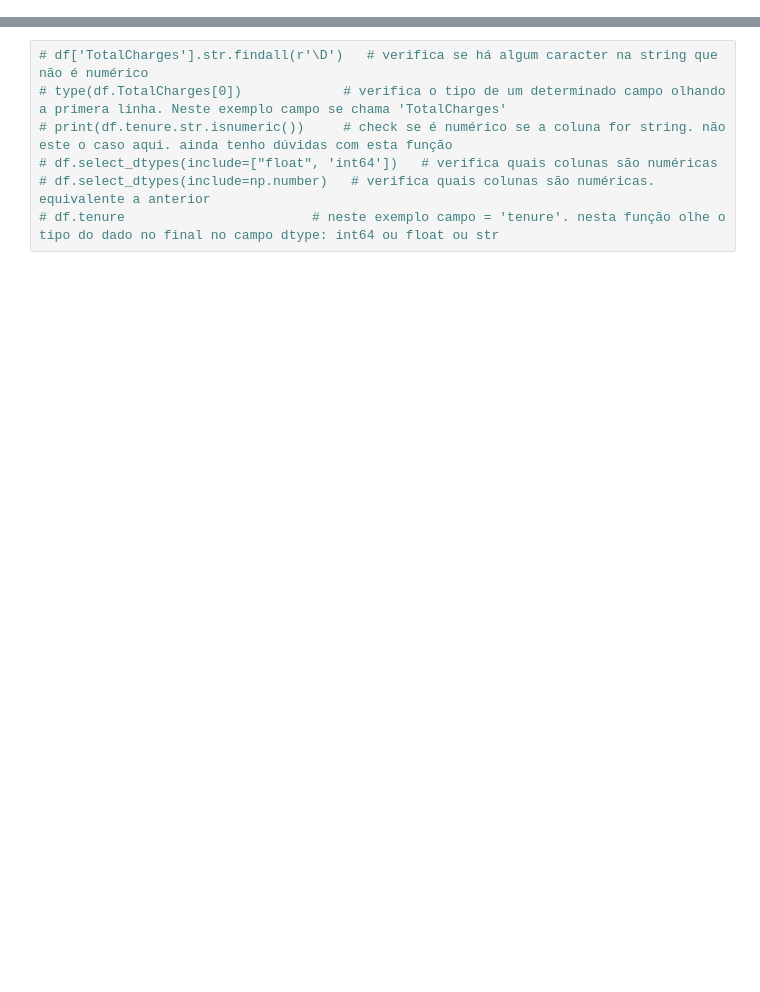
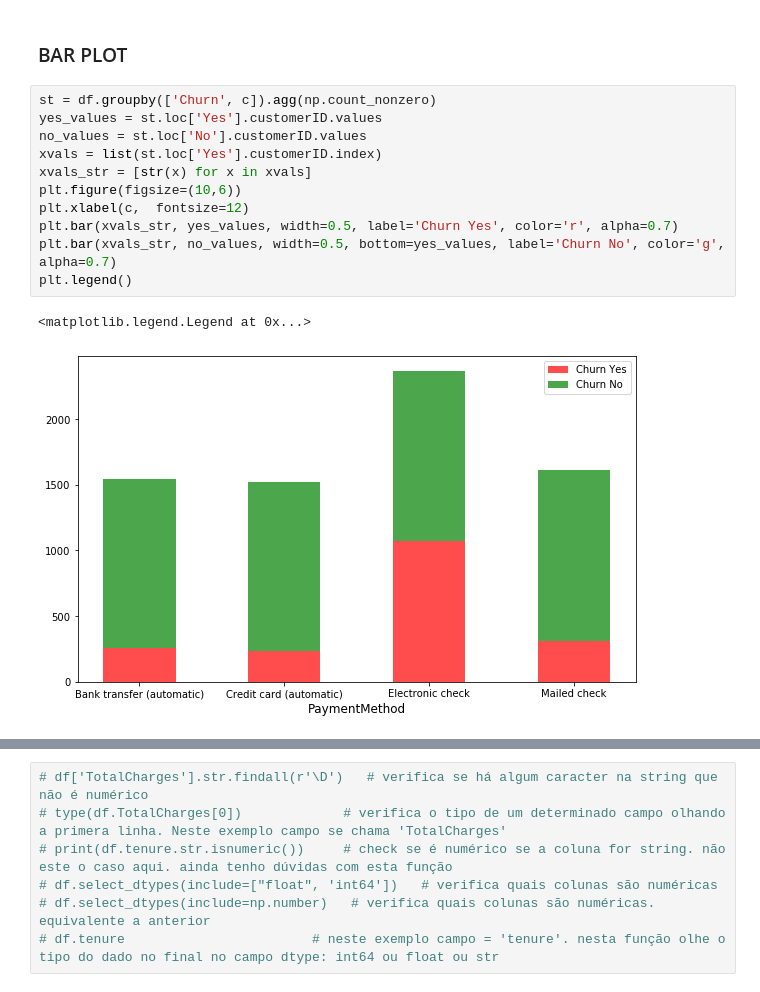
Before and after one commit to mora72/Telco_Customer_Churn, a Jupyter notebook: telco_churn_model.ipynb, the cells around one changed output, grey strips where cells are left out. Saved outputs shown, nothing was run; the diff lists cells and outputs as text; blank space fills up the shorter version.

```diff
--- a/telco_churn_model.ipynb
+++ b/telco_churn_model.ipynb
@@ -34,0 +94,16 @@ c = 'Contract'
+# %% [markdown]
+### BAR PLOT
+# %%
+st = df.groupby(['Churn', c]).agg(np.count_nonzero)
+yes_values = st.loc['Yes'].customerID.values
+no_values = st.loc['No'].customerID.values
+xvals = list(st.loc['Yes'].customerID.index)
+xvals_str = [str(x) for x in xvals]
+plt.figure(figsize=(10,6))
+plt.xlabel(c,  fontsize=12)
+plt.bar(xvals_str, yes_values, width=0.5, label='Churn Yes', color='r', alpha=0.7)
+plt.bar(xvals_str, no_values, width=0.5, bottom=yes_values, label='Churn No', color='g', alpha=0.7)
+plt.legend()
+# %% [output]
+<matplotlib.legend.Legend at 0x...>
+[figure, added]
```
Also changed, not shown: parts of 35 cells of this notebook.
